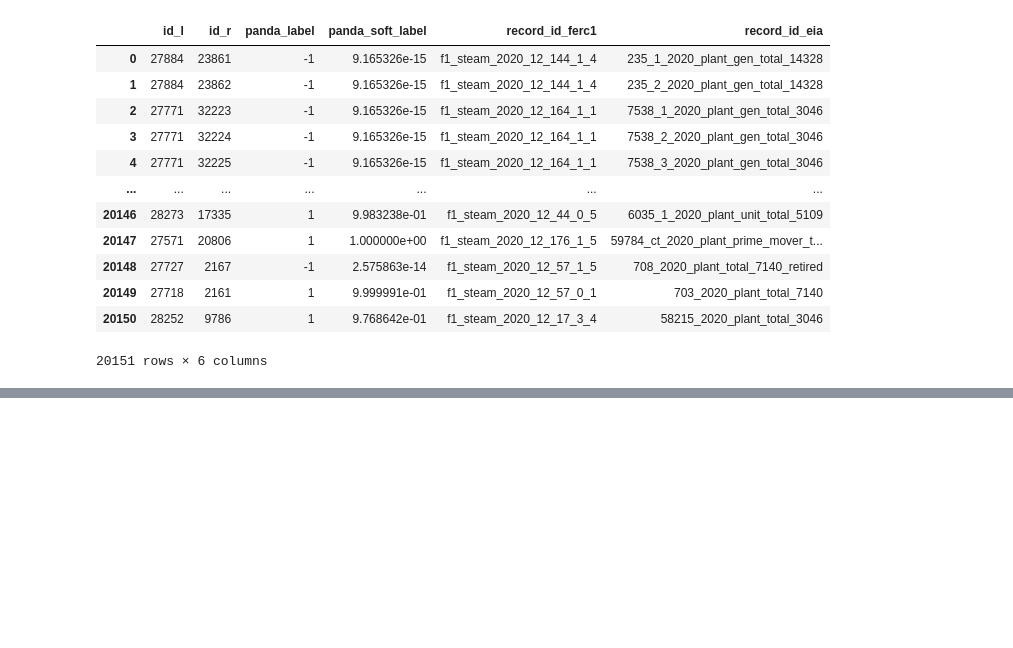
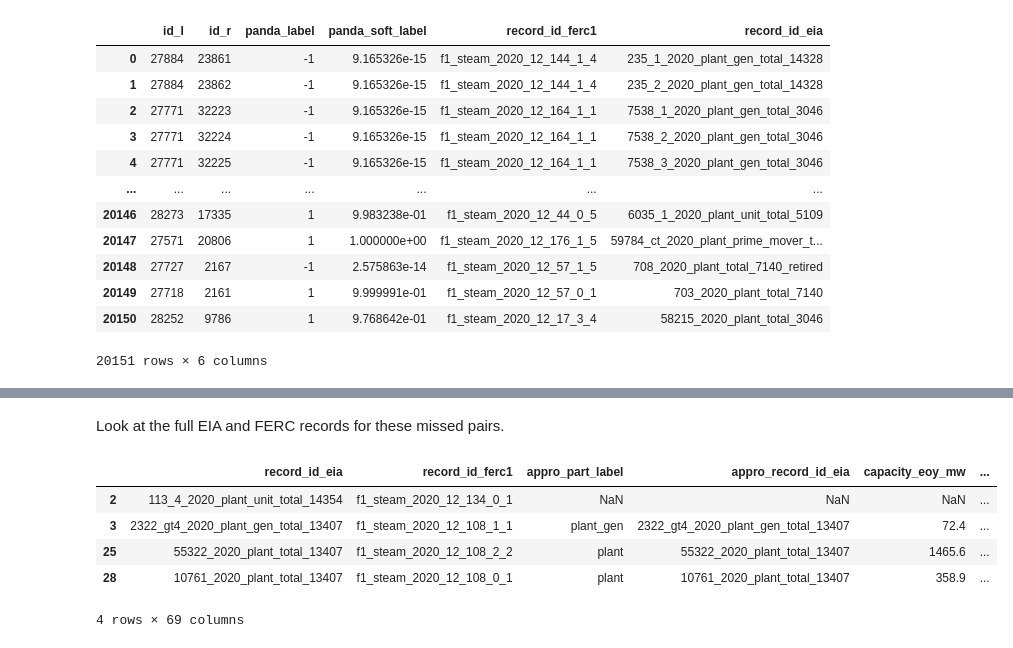
Before and after one commit to catalyst-cooperative/ccai-entity-matching, a Jupyter notebook: training_data_metrics.ipynb, the cells around one changed output, grey strips where cells are left out. Saved outputs shown, nothing was run; the diff lists cells and outputs as text; code cells hidden in the pictures; blank space fills up the shorter version.

Commit message:
comparison between pandas maches and training labels

```diff
--- a/training_data_metrics.ipynb
+++ b/training_data_metrics.ipynb
@@ -64,0 +49,3 @@ panda_labels[panda_labels.duplicated(subset=["record_id_eia", "record_id_ferc1"]
+# %%
+# this is maybe not the complete 2020 training data, need to verify with CG
+train_labels_2020 = pd.read_csv("train_ferc1_eia_2020.csv")
@@ -64,0 +60,3 @@ panda_labels[panda_labels.duplicated(subset=["record_id_eia", "record_id_ferc1"]
+# %%
+finds_and_labels = pd.concat([finds, train_labels_2020[["record_id_eia", "record_id_ferc1"]]])
+misses = finds_and_labels.drop_duplicates(keep=False)
@@ -64,0 +86,22 @@ panda_labels[panda_labels.duplicated(subset=["record_id_eia", "record_id_ferc1"]
+# %% [markdown]
+Look at the full EIA and FERC records for these missed pairs.
+# %%
+# join on the EIA and FERC data
+misses_full = misses.join(
+    eia_input.set_index("record_id_eia"), on="record_id_eia").join(
+    ferc_input.set_index("record_id_ferc1"), on="record_id_ferc1", lsuffix="_eia", rsuffix="_ferc1")
+# %%
+# sort the non id columns of the joined dataframe to make easier comparison between columns
+non_id_df = misses_full[misses_full.columns.difference(["record_id_eia", "record_id_ferc1"])]
+
+misses_full = pd.concat([misses_full[["record_id_eia", "record_id_ferc1"]],
+           non_id_df.reindex(sorted(non_id_df.columns), axis=1)], axis=1)
+# %%
+misses_full
+# %% [output]
+|  | record_id_eia | record_id_ferc1 | appro_part_label | appro_record_id_eia | capacity_eoy_mw | ... |
+| 2 | 113_4_2020_plant_unit_total_14354 | f1_steam_2020_12_134_0_1 | NaN | NaN | NaN | ... |
+| 3 | 2322_gt4_2020_plant_gen_total_13407 | f1_steam_2020_12_108_1_1 | plant_gen | 2322_gt4_2020_plant_gen_total_13407 | 72.4 | ... |
+| 25 | 55322_2020_plant_total_13407 | f1_steam_2020_12_108_2_2 | plant | 55322_2020_plant_total_13407 | 1465.6 | ... |
+| 28 | 10761_2020_plant_total_13407 | f1_steam_2020_12_108_0_1 | plant | 10761_2020_plant_total_13407 | 358.9 | ... |
+4 rows × 69 columns
```
Also changed, not shown: parts of 15 cells of this notebook, 1 other file.
